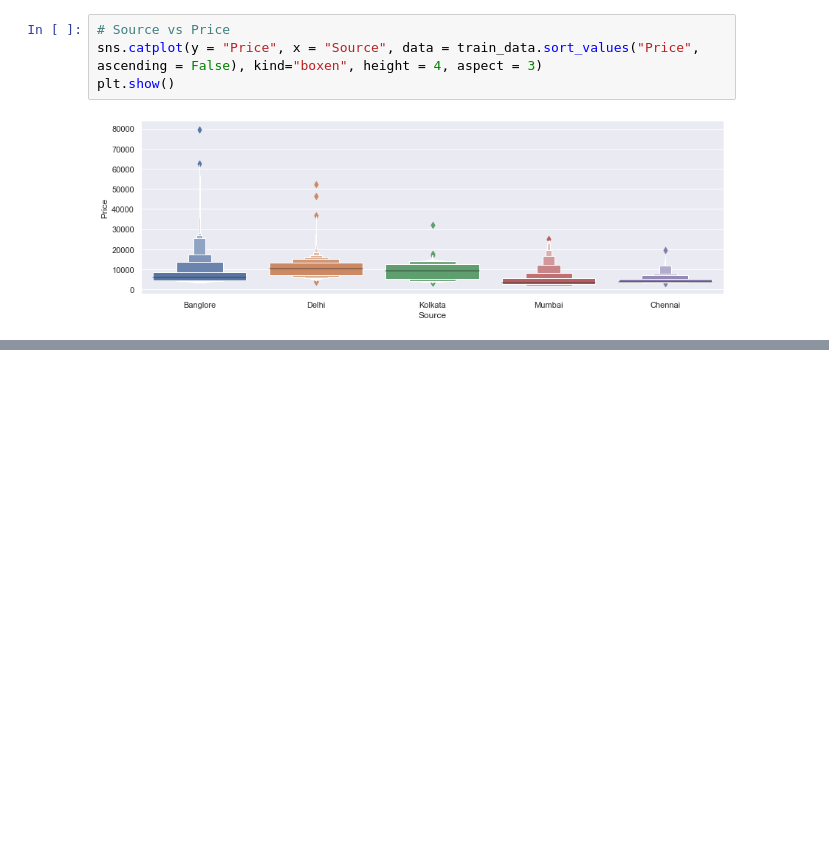
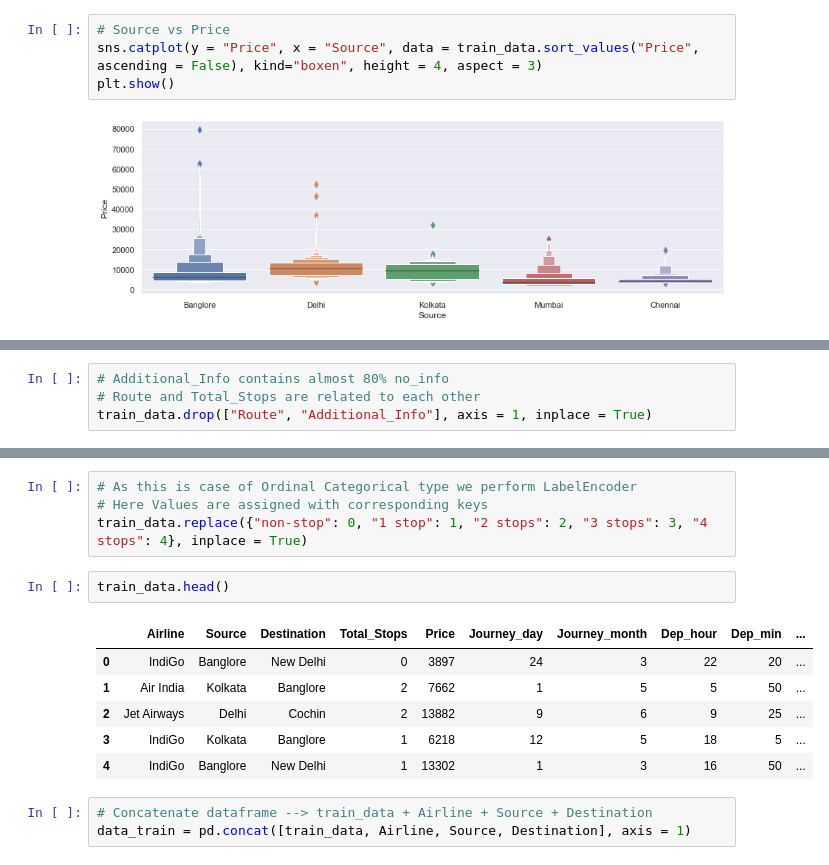
Before and after one commit to shashank9046/Flight-Price-Prediction, a Jupyter notebook: Untitled.ipynb, the cells around one changed output, grey strips where cells are left out. Saved outputs shown, nothing was run; the diff lists cells and outputs as text; blank space fills up the shorter version.

```diff
--- a/Untitled.ipynb
+++ b/Untitled.ipynb
@@ -232,0 +287,4 @@ plt.show()
+# %%
+# Additional_Info contains almost 80% no_info
+# Route and Total_Stops are related to each other
+train_data.drop(["Route", "Additional_Info"], axis = 1, inplace = True)
@@ -232,0 +300,16 @@ plt.show()
+# %%
+# As this is case of Ordinal Categorical type we perform LabelEncoder
+# Here Values are assigned with corresponding keys
+train_data.replace({"non-stop": 0, "1 stop": 1, "2 stops": 2, "3 stops": 3, "4 stops": 4}, inplace = True)
+# %%
+train_data.head()
+# %% [output]
+|  | Airline | Source | Destination | Total_Stops | Price | Journey_day | Journey_month | Dep_hour | Dep_min | ... |
+| 0 | IndiGo | Banglore | New Delhi | 0 | 3897 | 24 | 3 | 22 | 20 | ... |
+| 1 | Air India | Kolkata | Banglore | 2 | 7662 | 1 | 5 | 5 | 50 | ... |
+| 2 | Jet Airways | Delhi | Cochin | 2 | 13882 | 9 | 6 | 9 | 25 | ... |
+| 3 | IndiGo | Kolkata | Banglore | 1 | 6218 | 12 | 5 | 18 | 5 | ... |
+| 4 | IndiGo | Banglore | New Delhi | 1 | 13302 | 1 | 3 | 16 | 50 | ... |
+# %%
+# Concatenate dataframe --> train_data + Airline + Source + Destination
+data_train = pd.concat([train_data, Airline, Source, Destination], axis = 1)
```
Also changed, not shown: parts of 5 cells of this notebook.
